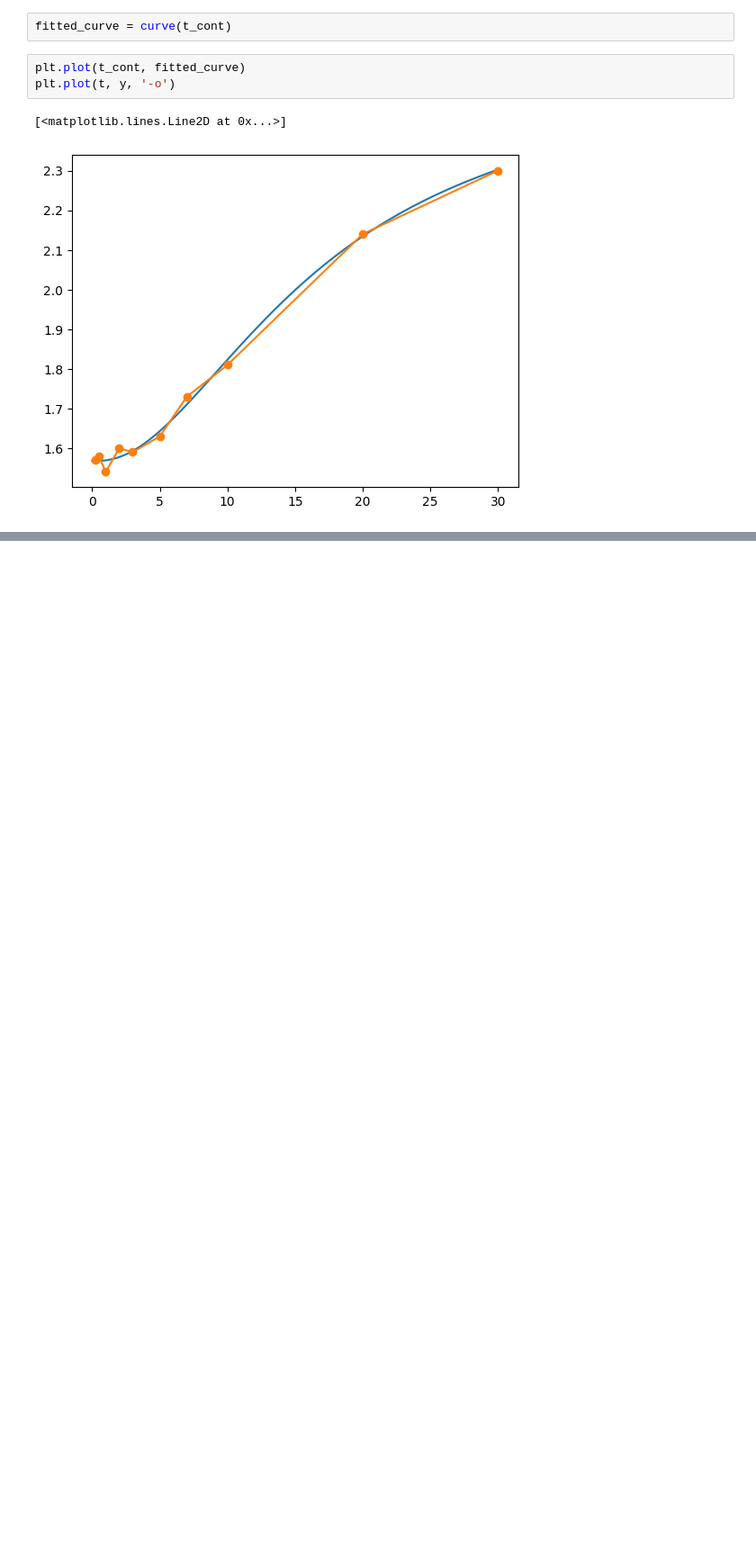
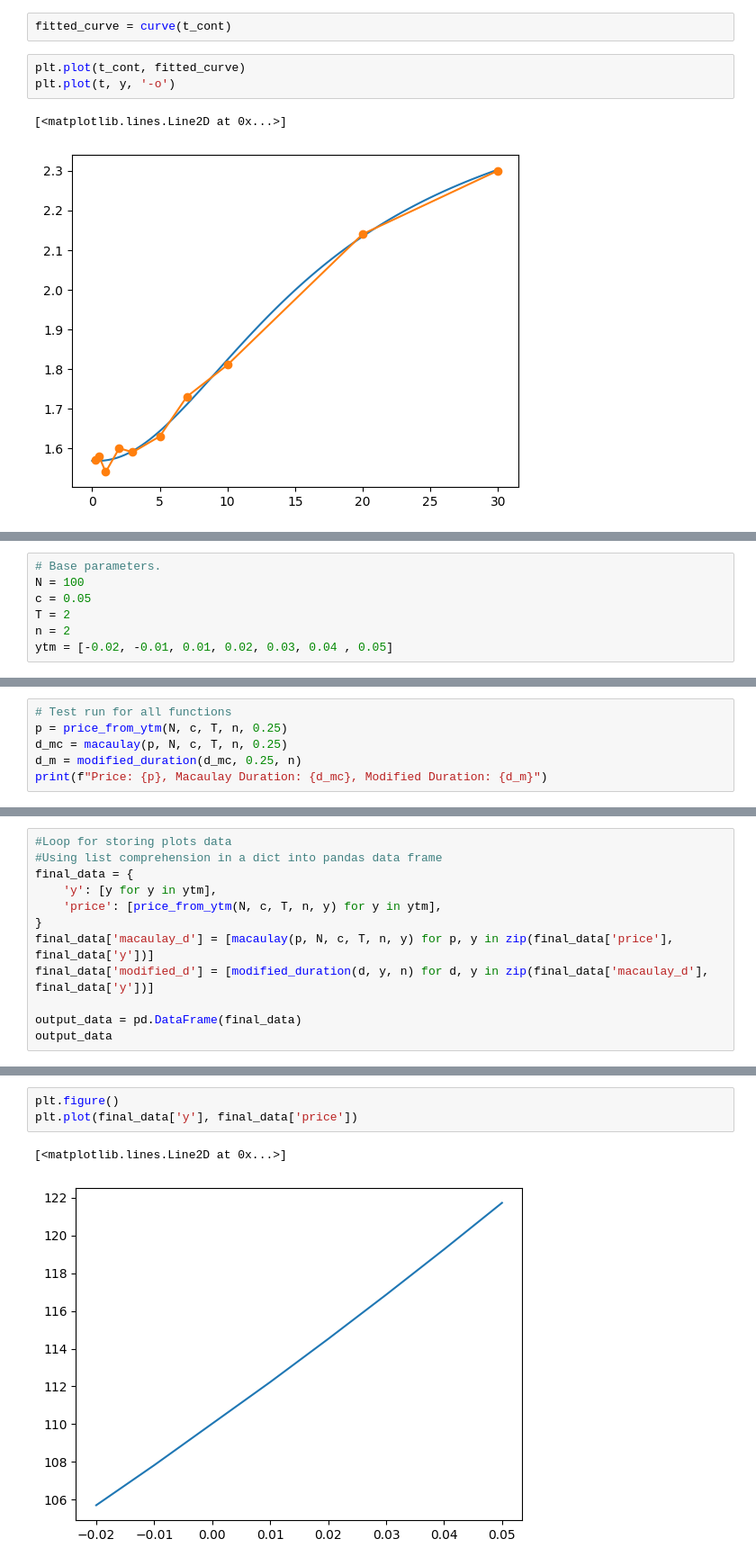
Before and after one commit to chnnxyz/fixed-income-2023b, a Jupyter notebook: python_exercises/Untitled.ipynb, the cells around one changed output, grey strips where cells are left out. Shown: that part at 90% size. Saved outputs shown, nothing was run; the diff lists cells and outputs as text; blank space fills up the shorter version.

```diff
--- a/python_exercises/Untitled.ipynb
+++ b/python_exercises/Untitled.ipynb
@@ -26,0 +33,7 @@ plt.plot(t, y, '-o')
+# %%
+# Base parameters.
+N = 100
+c = 0.05
+T = 2
+n = 2
+ytm = [-0.02, -0.01, 0.01, 0.02, 0.03, 0.04 , 0.05]
@@ -26,0 +142,6 @@ plt.plot(t, y, '-o')
+# %%
+# Test run for all functions
+p = price_from_ytm(N, c, T, n, 0.25)
+d_mc = macaulay(p, N, c, T, n, 0.25)
+d_m = modified_duration(d_mc, 0.25, n)
+print(f"Price: {p}, Macaulay Duration: {d_mc}, Modified Duration: {d_m}")
@@ -26,0 +150,12 @@ plt.plot(t, y, '-o')
+# %%
+#Loop for storing plots data
+#Using list comprehension in a dict into pandas data frame
+final_data = {
+    'y': [y for y in ytm],
+    'price': [price_from_ytm(N, c, T, n, y) for y in ytm],
+}
+final_data['macaulay_d'] = [macaulay(p, N, c, T, n, y) for p, y in zip(final_data['price'], final_data['y'])]
+final_data['modified_d'] = [modified_duration(d, y, n) for d, y in zip(final_data['macaulay_d'], final_data['y'])]
+
+output_data = pd.DataFrame(final_data)
+output_data
@@ -26,0 +171,6 @@ plt.plot(t, y, '-o')
+# %%
+plt.figure()
+plt.plot(final_data['y'], final_data['price'])
+# %% [output]
+[<matplotlib.lines.Line2D at 0x...>]
+[figure, added]
```
Also changed, not shown: parts of 15 cells of this notebook, 1 other file.
